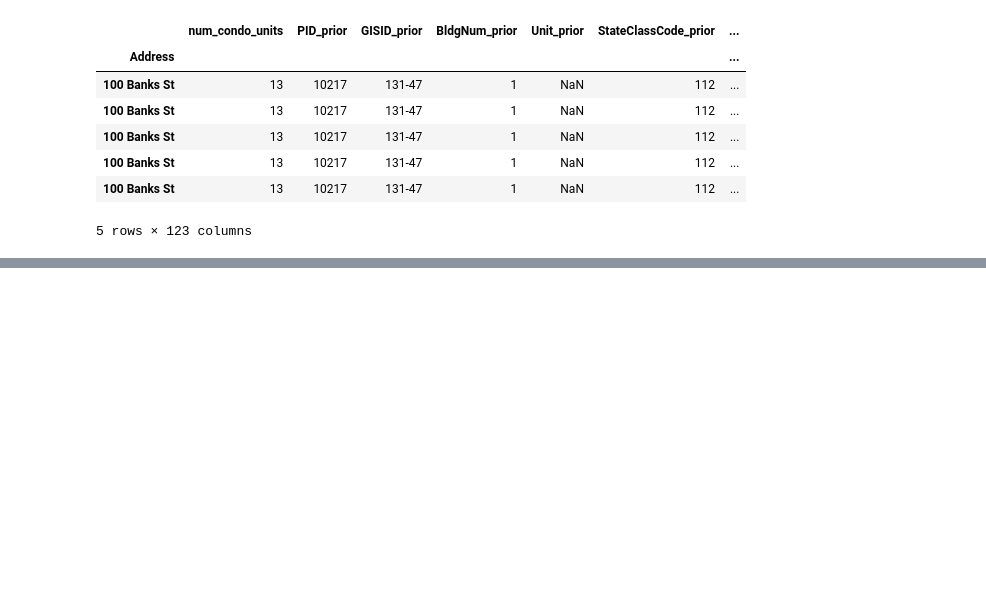
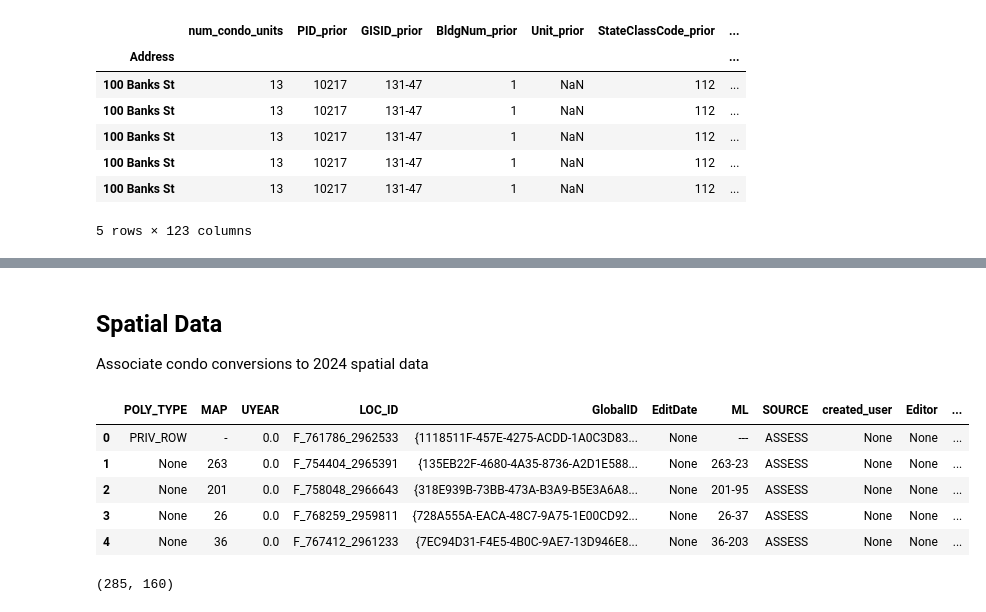
Before and after one commit to gracefh/cambridge_condo_conversions, a Jupyter notebook: data_cleaning.ipynb, the cells around one changed output, grey strips where cells are left out. Cells and saved outputs as stored; diff of their text form; code cells hidden in the pictures; blank space fills up the shorter version.

```diff
--- a/data_cleaning.ipynb
+++ b/data_cleaning.ipynb
@@ -94,0 +158,4 @@ conversion_data.head()
+# %% [markdown]
+## Spatial Data
+
+Associate condo conversions to 2024 spatial data
@@ -94,0 +164,11 @@ conversion_data.head()
+# %%
+geo_df = gpd.read_file("./parcel_data/ASSESSING_ParcelsFY2024.geojson")
+# %%
+geo_df.head()
+# %% [output]
+|  | POLY_TYPE | MAP | UYEAR | LOC_ID | GlobalID | EditDate | ML | SOURCE | created_user | Editor | ... |
+| 0 | PRIV_ROW | - | 0.0 | F_761786_2962533 | {1118511F-457E-4275-ACDD-1A0C3D83... | None | --- | ASSESS | None | None | ... |
+| 1 | None | 263 | 0.0 | F_754404_2965391 | {135EB22F-4680-4A35-8736-A2D1E588... | None | 263-23 | ASSESS | None | None | ... |
+| 2 | None | 201 | 0.0 | F_758048_2966643 | {318E939B-73BB-473A-B3A9-B5E3A6A8... | None | 201-95 | ASSESS | None | None | ... |
+| 3 | None | 26 | 0.0 | F_768259_2959811 | {728A555A-EACA-48C7-9A75-1E00CD92... | None | 26-37 | ASSESS | None | None | ... |
+| 4 | None | 36 | 0.0 | F_767412_2961233 | {7EC94D31-F4E5-4B0C-9AE7-13D946E8... | None | 36-203 | ASSESS | None | None | ... |
@@ -94,0 +177,4 @@ conversion_data.head()
+# %%
+merged_conversion_df.shape
+# %% [output]
+(285, 160)
```
Also changed, not shown: parts of 22 cells of this notebook, 9 other files.
